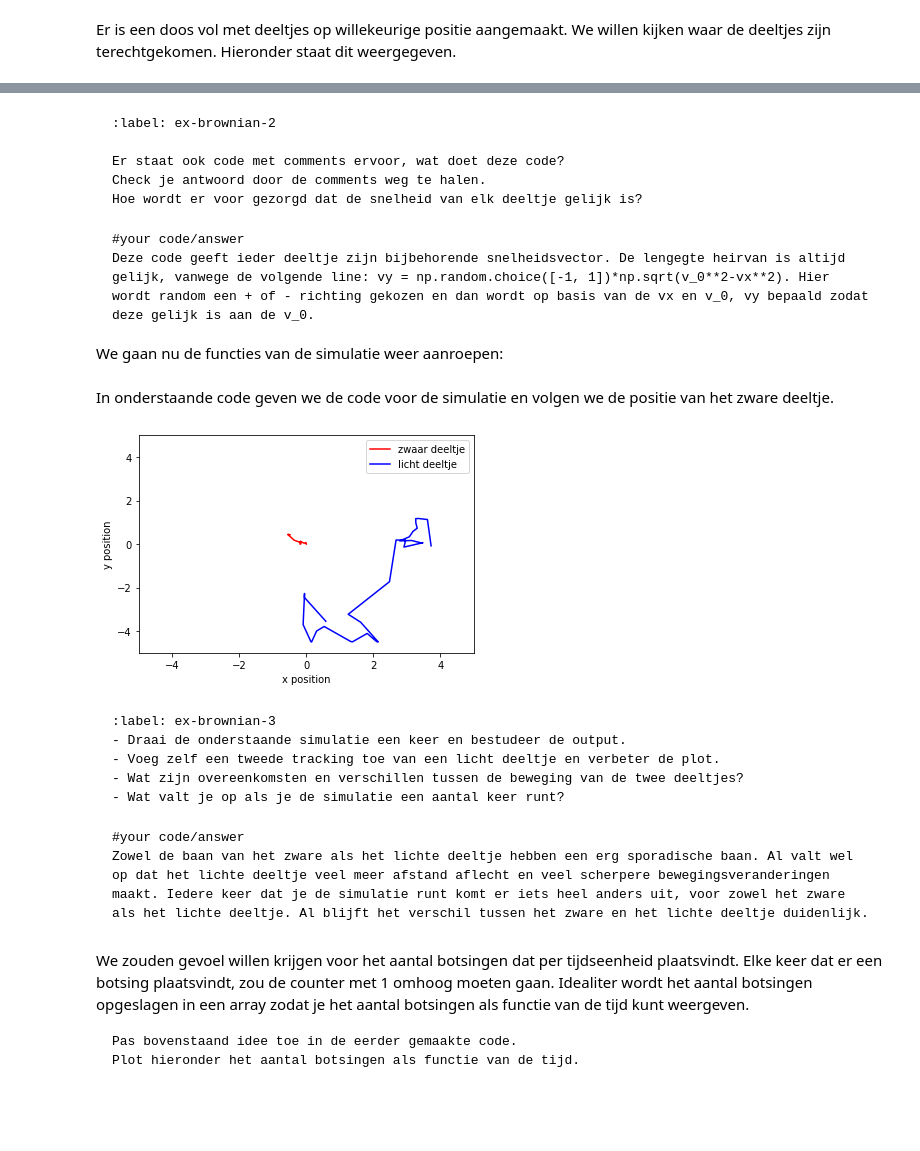
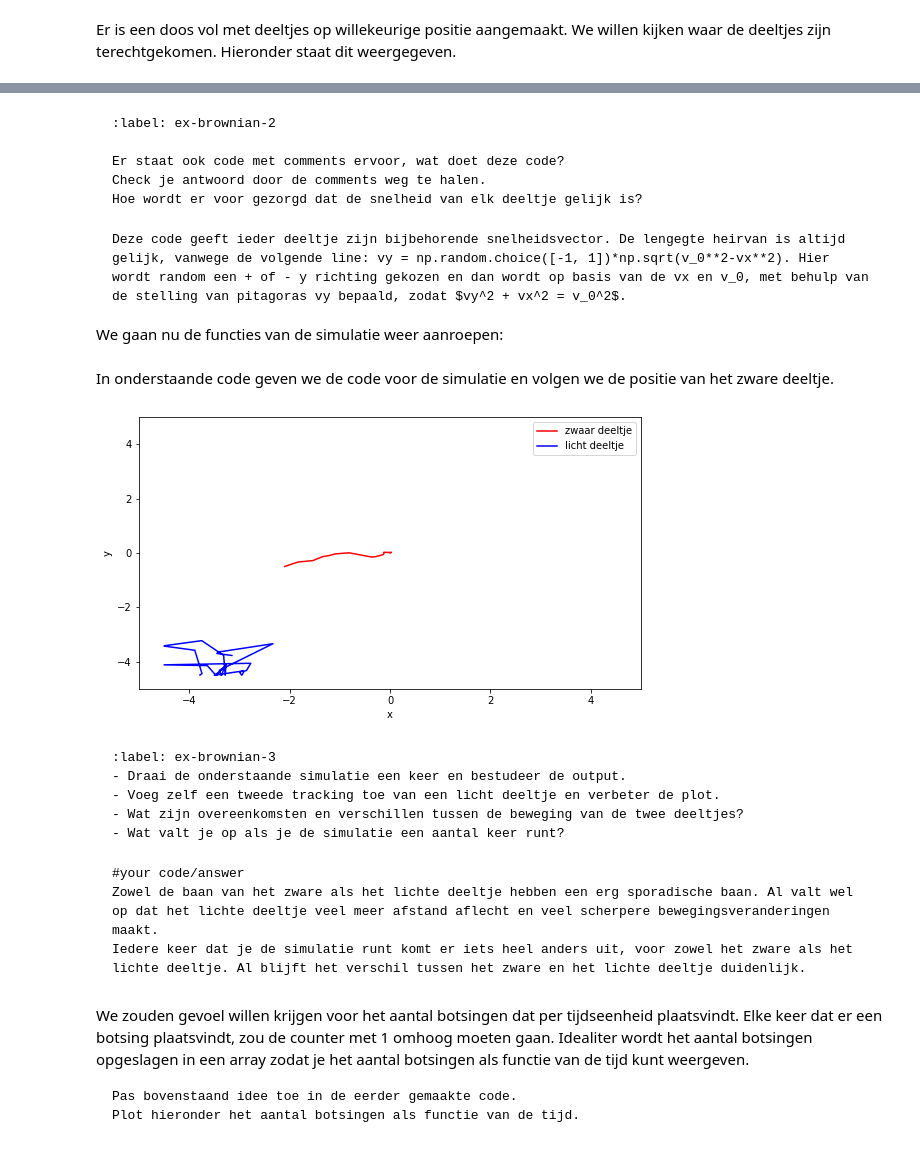
Before and after one commit to oprelo/thermo-project, a Jupyter notebook: Content/PySim/4_brownianmotion.ipynb, the cells around one changed output, grey strips where cells are left out. Drawn from its saved outputs; the diff is of its cells as text; code cells hidden in the pictures; blank space fills up the shorter version.

````diff
--- a/Content/PySim/4_brownianmotion.ipynb
+++ b/Content/PySim/4_brownianmotion.ipynb
@@ -116,8 +117,7 @@ Hoe wordt er voor gezorgd dat de snelheid van elk deeltje gelijk is?
 ```
 
 ```{solution} ex-brownian-2
-#your code/answer
-Deze code geeft ieder deeltje zijn bijbehorende snelheidsvector. De lengegte heirvan is altijd gelijk, vanwege de volgende line: vy = np.random.choice([-1, 1])*np.sqrt(v_0**2-vx**2). Hier wordt random een + of - richting gekozen en dan wordt op basis van de vx en v_0, vy bepaald zodat deze gelijk is aan de v_0.
+Deze code geeft ieder deeltje zijn bijbehorende snelheidsvector. De lengegte heirvan is altijd gelijk, vanwege de volgende line: vy = np.random.choice([-1, 1])*np.sqrt(v_0**2-vx**2). Hier wordt random een + of - y richting gekozen en dan wordt op basis van de vx en v_0, met behulp van de stelling van pitagoras vy bepaald, zodat $vy^2 + vx^2 = v_0^2$.
 ```
 
 We gaan nu de functies van de simulatie weer aanroepen:
@@ -159,53 +159,54 @@ def handle_collisions(particles, counter):
 # %% [markdown]
 In onderstaande code geven we de code voor de simulatie en volgen we de positie van het zware deeltje.
 # %%
-# tracken van het zware deeltje
+# tracken van het zware deeltje en een licht deeltje
 track_x_z = []
 track_y_z = []
 track_x_l = []
 track_y_l = []
 
-counter = 0
+counter = 0 #counter op 0 stellen
 t_max = 16 #s
-n_iter = int(t_max/dt)
-counter_array = np.zeros(n_iter)
+n_iter = int(t_max/dt) #aantal tijdsstappen berekenen
+counter_array = np.zeros(n_iter) #array van nullen aanmaken met evenveel elementen als er tijdstappen zijn
 #your code/answer
 
 #your code/answer
 
 #your code/answer
 
 for i in range(n_iter):
 #your code/answer
 
     for p in particles:
         p.update_position()    # Update positie
         p.boxcollision()         # Wandbotsing werkt per deeltje
 
     counter = handle_collisions(particles, counter)
     counter_array[i] = counter
 
 #your code/answer
-
+    #positie data van het zwaren en het lichte deeltje toevoegen aan de bijbehorende array's
     track_x_z.append(particles[N-1].r[0])
     track_y_z.append(particles[N-1].r[1])
     track_x_l.append(particles[0].r[0])
     track_y_l.append(particles[0].r[1])
 
 #your code/answer
 
-plt.figure()
+#de track van het zware en hetlichte deeltje plotten
+plt.figure(figsize=(9,5))
 plt.plot(track_x_z,track_y_z,'r',label='zwaar deeltje')
 plt.plot(track_x_l,track_y_l,'b',label='licht deeltje')
-plt.xlabel('x position')
-plt.ylabel('y position')
+plt.xlabel('x')
+plt.ylabel('y')
 plt.xlim(-Box_length_0,Box_length_0)
 plt.ylim(-Box_length_0,Box_length_0)
 plt.legend()
 #your code/answer
 plt.show()
 # %% [output]
-[figure, old version]
+[figure, new version]
 # %% [markdown]
 ```{exercise} Brownian motion in beeld
 :label: ex-brownian-3
@@ -217,7 +218,8 @@ plt.show()
 
 ```{solution} ex-brownian-3
 #your code/answer
-Zowel de baan van het zware als het lichte deeltje hebben een erg sporadische baan. Al valt wel op dat het lichte deeltje veel meer afstand aflecht en veel scherpere bewegingsveranderingen maakt. Iedere keer dat je de simulatie runt komt er iets heel anders uit, voor zowel het zware als het lichte deeltje. Al blijft het verschil tussen het zware en het lichte deeltje duidenlijk.
+Zowel de baan van het zware als het lichte deeltje hebben een erg sporadische baan. Al valt wel op dat het lichte deeltje veel meer afstand aflecht en veel scherpere bewegingsveranderingen maakt.
+Iedere keer dat je de simulatie runt komt er iets heel anders uit, voor zowel het zware als het lichte deeltje. Al blijft het verschil tussen het zware en het lichte deeltje duidenlijk.
 ```
 # %% [markdown]
 We zouden gevoel willen krijgen voor het aantal botsingen dat per tijdseenheid plaatsvindt.
````
Also changed, not shown: parts of 14 cells of this notebook, 1 other file.
